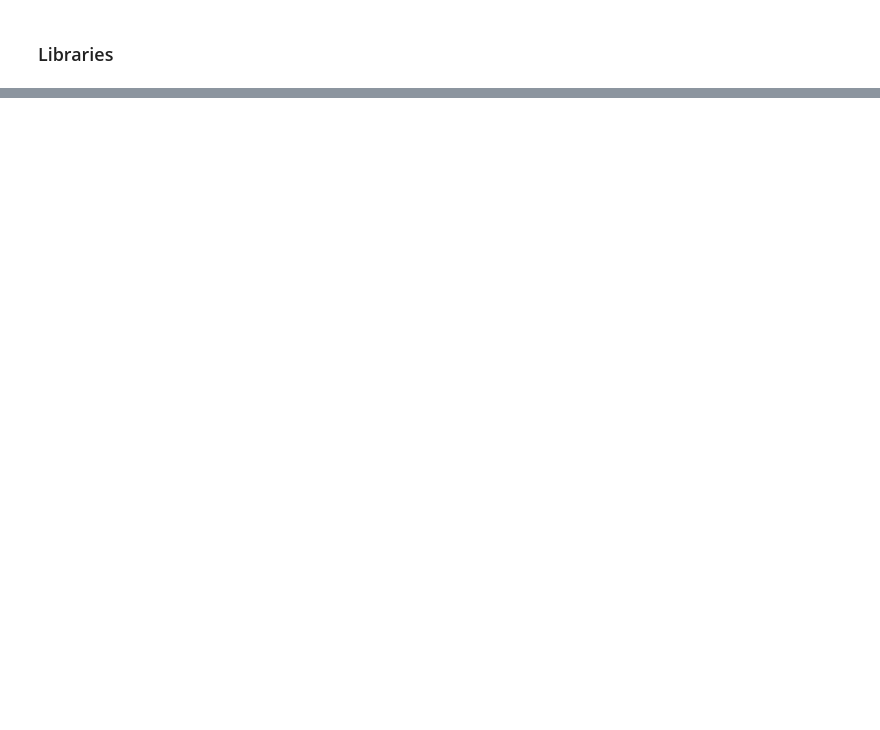
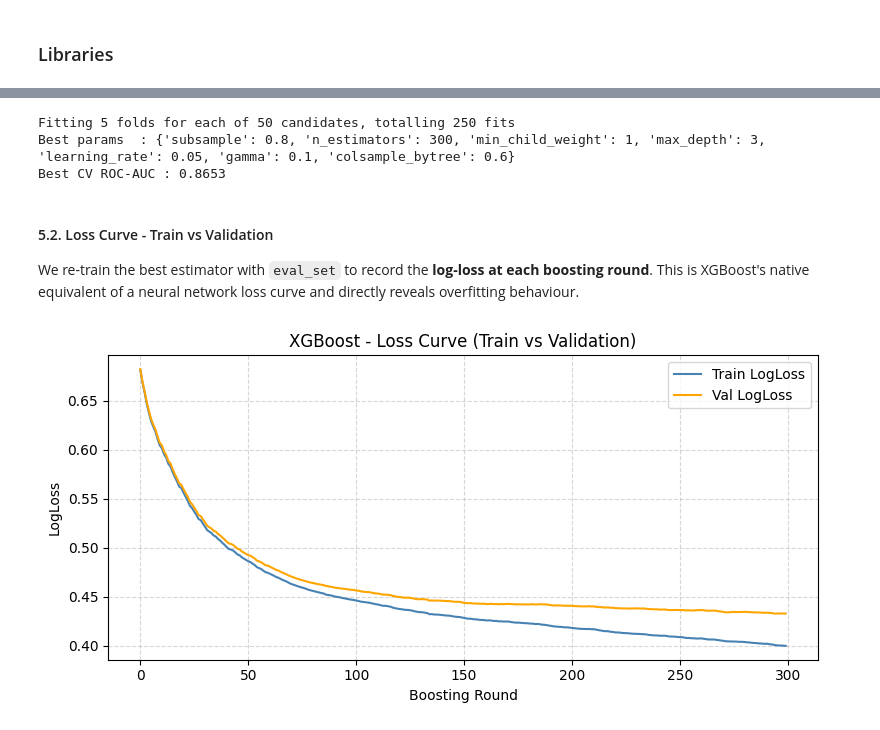
Before and after one commit to jujupomme03/CustumerBankChurn_LR_XGBoost_MLP, a Jupyter notebook: 2_BankCustomersChurn_Run_Models.ipynb, the cells around one changed output, grey strips where cells are left out. Cells and saved outputs as stored; diff of their text form; code cells hidden in the pictures; blank space fills up the shorter version.

```diff
--- a/2_BankCustomersChurn_Run_Models.ipynb
+++ b/2_BankCustomersChurn_Run_Models.ipynb
@@ -184,0 +153,3 @@ F-beta (β=2)      : 0.6942
+# %%
+scale_pos_weight = y_train.value_counts()[0] / y_train.value_counts()[1]
+print(f"Scale pos weight (XGBoost) : {scale_pos_weight:.2f}")
@@ -184,0 +339,75 @@ F-beta (β=2)      : 0.6942
+# %%
+param_dist_xgb = {
+    'n_estimators':     [100, 300, 500],
+    'max_depth':        [3, 5, 7, 9],
+    'learning_rate':    [0.01, 0.05, 0.1, 0.3],
+    'subsample':        [0.6, 0.8, 1.0],
+    'colsample_bytree': [0.6, 0.8, 1.0],
+    'min_child_weight': [1, 3, 5],
+    'gamma':            [0, 0.1, 0.3]
+}
+
+xgb_base = XGBClassifier(
+    scale_pos_weight = scale_pos_weight,
+    eval_metric      = 'logloss',
+    random_state     = 42,
+    use_label_encoder = False
+)
+
+rand_xgb = RandomizedSearchCV(
+    xgb_base,
+    param_dist_xgb,
+    n_iter    = 50,
+    scoring   = 'roc_auc',
+    cv        = 5,
+    n_jobs    = -1,
+    verbose   = 1,
+    random_state = 42,
+    return_train_score = True
+)
+
+rand_xgb.fit(X_train, y_train)
+
+print(f"Best params  : {rand_xgb.best_params_}")
+print(f"Best CV ROC-AUC : {rand_xgb.best_score_:.4f}")
+# %% [output]
+Fitting 5 folds for each of 50 candidates, totalling 250 fits
+Best params  : {'subsample': 0.8, 'n_estimators': 300, 'min_child_weight': 1, 'max_depth': 3, 'learning_rate': 0.05, 'gamma': 0.1, 'colsample_bytree': 0.6}
+Best CV ROC-AUC : 0.8653
+# %% [markdown]
+#### 5.2. Loss Curve - Train vs Validation
+We re-train the best estimator with `eval_set` to record the **log-loss at each boosting round**. This is XGBoost's native equivalent of a neural network loss curve and directly reveals overfitting behaviour.
+# %%
+# Re-train best estimator with eval_set to capture loss per boosting round
+best_params_xgb = rand_xgb.best_params_.copy()
+
+best_xgb_curve = XGBClassifier(
+    **best_params_xgb,
+    scale_pos_weight  = scale_pos_weight,
+    eval_metric       = 'logloss',
+    random_state      = 42,
+    use_label_encoder = False
+)
+
+best_xgb_curve.fit(
+    X_train, y_train,
+    eval_set = [(X_train, y_train), (X_test, y_test)],
+    verbose  = False
+)
+
+evals_result  = best_xgb_curve.evals_result()
+train_logloss = evals_result['validation_0']['logloss']
+val_logloss   = evals_result['validation_1']['logloss']
+
+plt.figure(figsize=(8, 4))
+plt.plot(train_logloss, label='Train LogLoss', color='steelblue')
+plt.plot(val_logloss,   label='Val LogLoss',   color='orange')
+plt.xlabel('Boosting Round')
+plt.ylabel('LogLoss')
+plt.title('XGBoost - Loss Curve (Train vs Validation)')
+plt.legend()
+plt.grid(True, linestyle='--', alpha=0.5)
+plt.tight_layout()
+plt.show()
+# %% [output]
+[figure, added]
```
Also changed, not shown: parts of 83 cells of this notebook, 4 other files.
